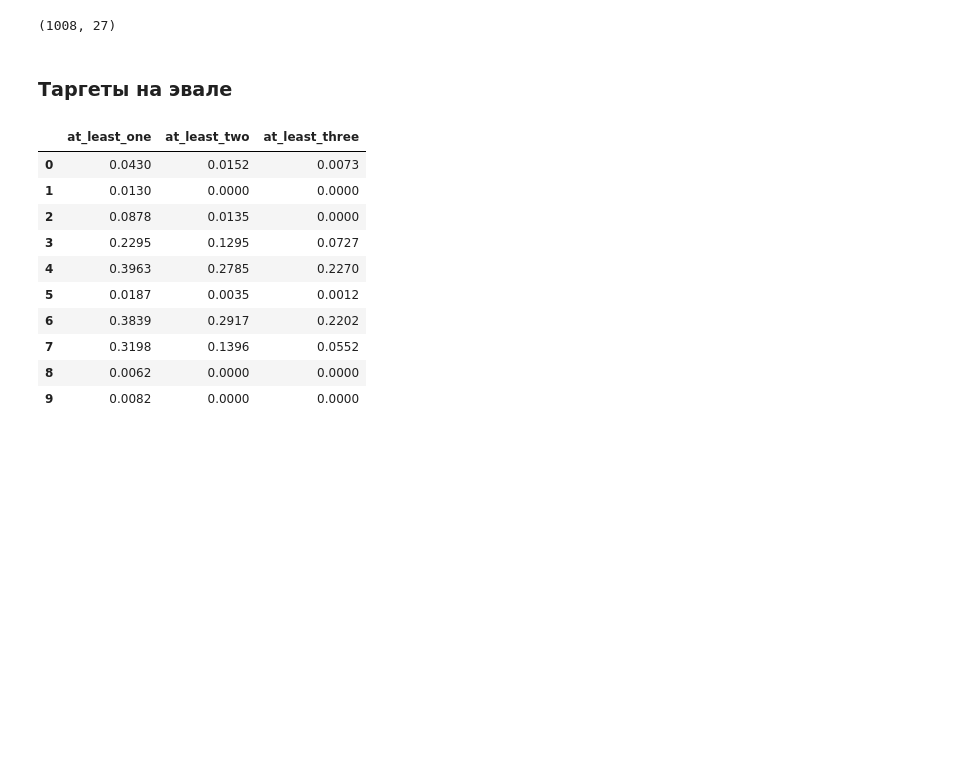
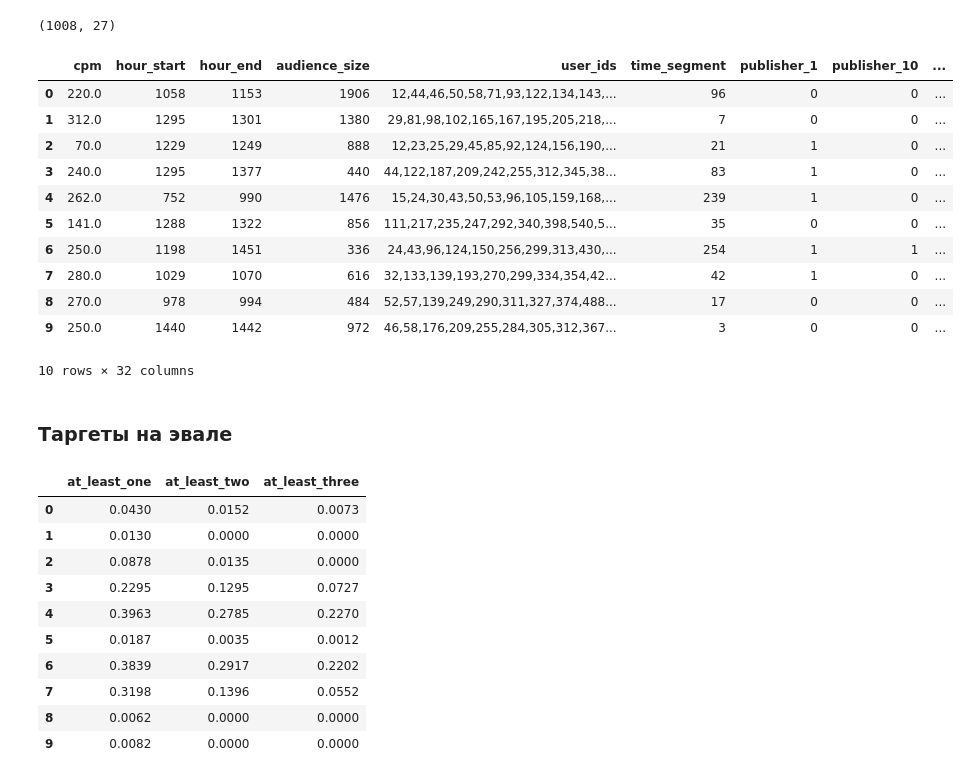
Before and after one commit to GabbasovT/VK_ADS, a Jupyter notebook: sandbox/timur/first_notebook.ipynb, the cells around one changed output. Cells and saved outputs as stored; diff of their text form; code cells hidden in the pictures; blank space fills up the shorter version.

```diff
--- a/sandbox/timur/first_notebook.ipynb
+++ b/sandbox/timur/first_notebook.ipynb
@@ -119,6 +125,60 @@ df_validate_data.head()
 df_validate_data.shape
 # %% [output]
 (1008, 27)
+# %%
+
+user_ids_attr = df_validate_data['user_ids'].copy()
+user_ids_attr = user_ids_attr.apply(lambda x: x.split(','))
+
+def interpret_city_distribution(city_distribution):
+    city_str = ', '.join([f"Город {city}: {count} пользователей" for city, count in city_distribution.items()])
+    return city_str
+
+
+def interpret_sex_count(sex_count):
+    male_count = sex_count.get(1, 0)
+    female_count = sex_count.get(2, 0)
+    total_count = male_count + female_count
+
+    return f"Мужчин: {male_count} ({(male_count / total_count) * 100:.2f}%), Женщин: {female_count} ({(female_count / total_count) * 100:.2f}%)"
+
+
+def get_user_info(user_ids_str):
+    user_ids = list(map(int, user_ids_str))
+    user_data = df_users_data[df_users_data['user_id'].isin(user_ids)]
+
+    age_median = user_data['age'].median()
+
+    city_distribution = user_data['city_id'].value_counts().to_dict()
+
+    sex_count = user_data['sex'].value_counts().to_dict()  # 1: male, 2: female
+
+    return pd.Series({
+        'age_median': age_median,
+        'city_distribution': city_distribution,
+        'sex_count': sex_count
+    })
+
+user_info = user_ids_attr.apply(get_user_info)
+
+df_validate_data = pd.concat([df_validate_data, user_info], axis=1)
+df_validate_data['sex_interpretation'] = df_validate_data['sex_count'].apply(interpret_sex_count)
+df_validate_data['city_interpretation'] = df_validate_data['city_distribution'].apply(interpret_city_distribution)
+
+df_validate_data.head(10)
+# %% [output]
+|  | cpm | hour_start | hour_end | audience_size | user_ids | time_segment | publisher_1 | publisher_10 | ... |
+| 0 | 220.0 | 1058 | 1153 | 1906 | 12,44,46,50,58,71,93,122,134,143,... | 96 | 0 | 0 | ... |
+| 1 | 312.0 | 1295 | 1301 | 1380 | 29,81,98,102,165,167,195,205,218,... | 7 | 0 | 0 | ... |
+| 2 | 70.0 | 1229 | 1249 | 888 | 12,23,25,29,45,85,92,124,156,190,... | 21 | 1 | 0 | ... |
+| 3 | 240.0 | 1295 | 1377 | 440 | 44,122,187,209,242,255,312,345,38... | 83 | 1 | 0 | ... |
+| 4 | 262.0 | 752 | 990 | 1476 | 15,24,30,43,50,53,96,105,159,168,... | 239 | 1 | 0 | ... |
+| 5 | 141.0 | 1288 | 1322 | 856 | 111,217,235,247,292,340,398,540,5... | 35 | 0 | 0 | ... |
+| 6 | 250.0 | 1198 | 1451 | 336 | 24,43,96,124,150,256,299,313,430,... | 254 | 1 | 1 | ... |
+| 7 | 280.0 | 1029 | 1070 | 616 | 32,133,139,193,270,299,334,354,42... | 42 | 1 | 0 | ... |
+| 8 | 270.0 | 978 | 994 | 484 | 52,57,139,249,290,311,327,374,488... | 17 | 0 | 0 | ... |
+| 9 | 250.0 | 1440 | 1442 | 972 | 46,58,176,209,255,284,305,312,367... | 3 | 0 | 0 | ... |
+10 rows × 32 columns
 # %% [markdown]
 ### Таргеты на эвале
 # %%
```
Also changed, not shown: parts of 3 cells of this notebook.
